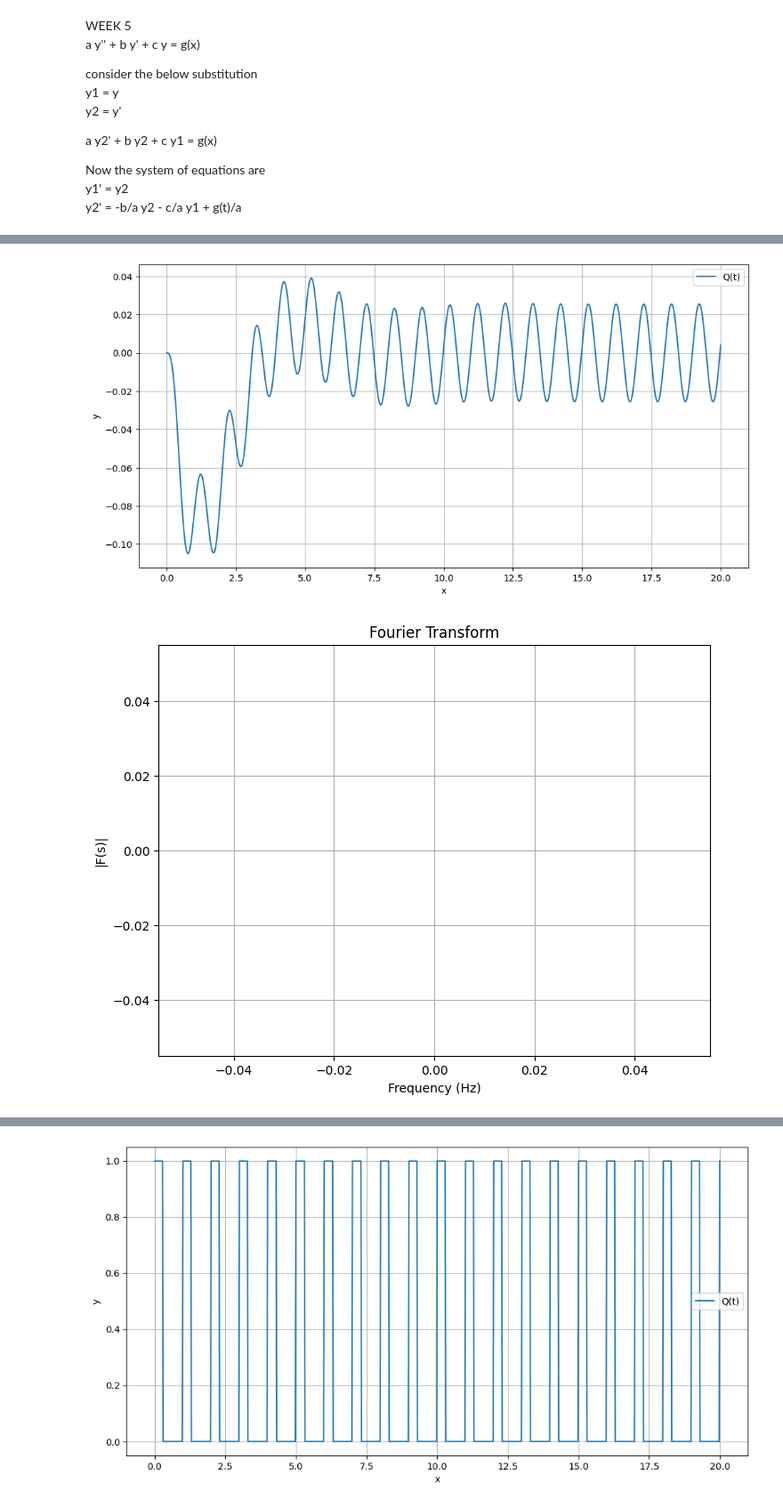
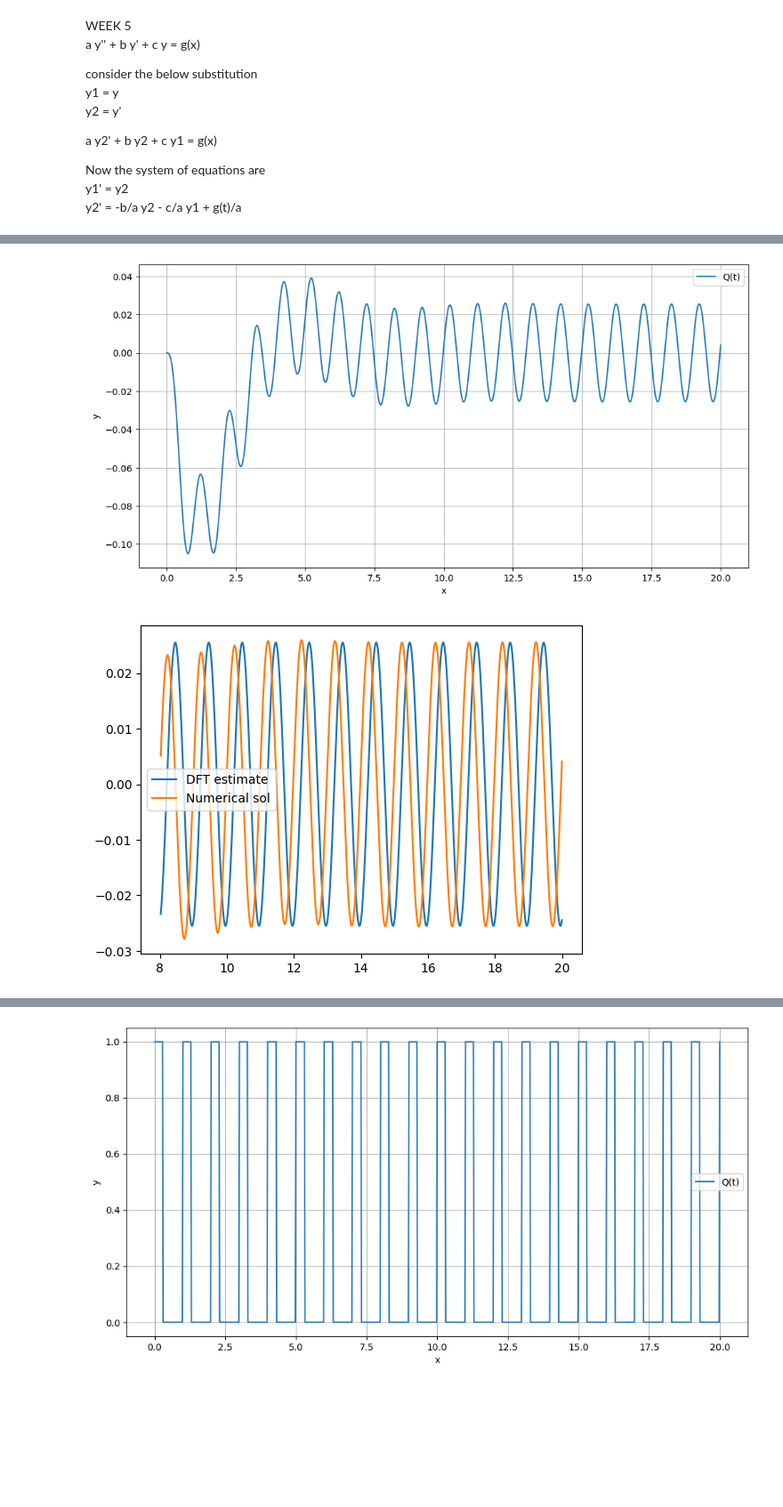
Before and after one commit to himanshutg/ODE_Project, a Jupyter notebook: week2.ipynb, the cells around one changed output, grey strips where cells are left out. Shown at 89% size. Drawn from its saved outputs; the diff is of its cells as text; code cells hidden in the pictures; blank space fills up the shorter version.

```diff
--- a/week2.ipynb
+++ b/week2.ipynb
@@ -132,63 +132,52 @@ Y0 = np.array([0, 0])
 num_points = 1000
 x_array = np.linspace(x0, x1, num_points + 1)
 y_array = equation_solver(x0, x1, num_points, Y0, N)
 
 plt.figure(figsize=(12, 6))
 plt.plot(x_array, list(map(g,x_array)), label=f'Q(t)')
 plt.xlabel('x')
 plt.ylabel('y')
 plt.legend()
 plt.grid(True)
 plt.savefig('Report\\save_0.png')
 plt.show()
 
 plt.figure(figsize=(12, 6))
 plt.plot(x_array, y_array[0], label=f'Q(t)')
 plt.xlabel('x')
 plt.ylabel('y')
 plt.legend()
 plt.grid(True)
 plt.savefig('Report\\save_1.png')
 plt.show()
 
-# X_k = np.fft.fft(y_array)
+# DFT to check results
+# A sin(2*pi*f*t + phi)
+def find_Afphi(signal, t):
+    # Compute the DFT
+    dft_result = np.fft.fft(signal)
+    freqs = np.fft.fftfreq(len(signal), d=t[1] - t[0])  # Frequency bins
 
-# # Optionally, compute the frequencies corresponding to the DFT coefficients
-# N = len(y_array)  # Length of the signal
-# sampling_rate = 50  # Sampling rate (samples per second)
-# frequencies = np.fft.fftfreq(N, d=1/sampling_rate)
+    # Find the peak frequency
+    peak_index = np.argmax(np.abs(dft_result))
+    peak_freq = freqs[peak_index]
 
-# # Plot the magnitude spectrum
-# plt.figure(figsize=(10, 5))
-# plt.plot(frequencies, np.abs(X_k))
-# plt.title('DFT Magnitude Spectrum')
-# plt.xlabel('Frequency (Hz)')
-# plt.ylabel('Magnitude')
-# plt.grid(True)
-# plt.show()
+    # Find amplitude from the magnitude at the peak frequency
+    amplitude = 2 * np.abs(dft_result[peak_index]) / len(signal)
 
-def dft(t, ft):
-    N = len(ft)
-    s = np.fft.fftfreq(N, t[1] - t[0])  # Frequency values
-    F_s = np.fft.fft(ft)                # DFT of f(t)
-    return s, F_s
+    # Find the phase from the angle at the peak frequency
+    phase = np.angle(dft_result[peak_index])
 
-def plot_F_vs_s(s, F_s):
-    plt.figure(figsize=(8, 6))
-    plt.plot(s, np.abs(F_s), 'b-')  # Plot magnitude of F(s)
-    plt.xlabel('Frequency (Hz)')
-    plt.ylabel('|F(s)|')
-    plt.title('Fourier Transform')
-    plt.grid(True)
-    plt.show()
+    return amplitude, abs(peak_freq), phase
 
-# Example usage:
-t = x_array[700:]  # Time array
-f_t = y_array[700:]
-
-s, F_s = dft(t, f_t)
-plot_F_vs_s(s, F_s)
+t = x_array[-600:]
+signal = y_array[0][-600:]
+A,f_,phi = find_Afphi(signal,t)
+plt.plot(t, A * np.sin(2*np.pi*f_*t + phi), label = "DFT estimate")
+plt.plot(t, signal, label = "Numerical sol")
+plt.legend()
+plt.show()
 # %% [output]
 [figure]
 [figure]
-[figure, old version]
+[figure, new version]
```
Also changed, not shown: parts of 3 cells of this notebook, 12 other files.
